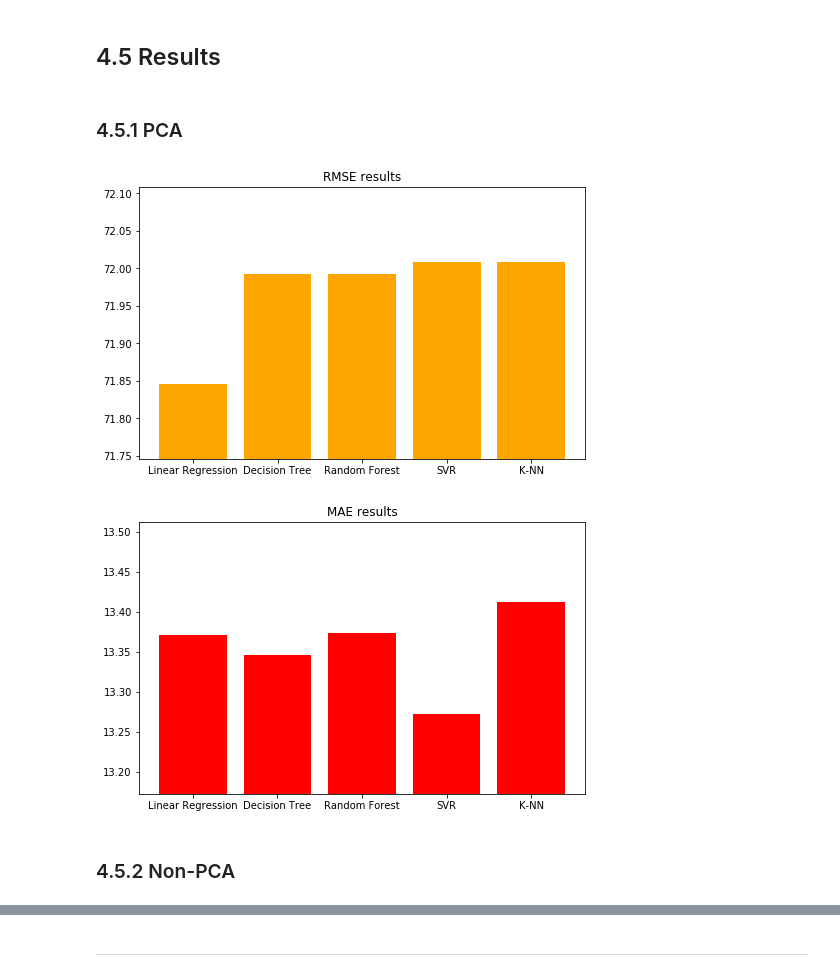
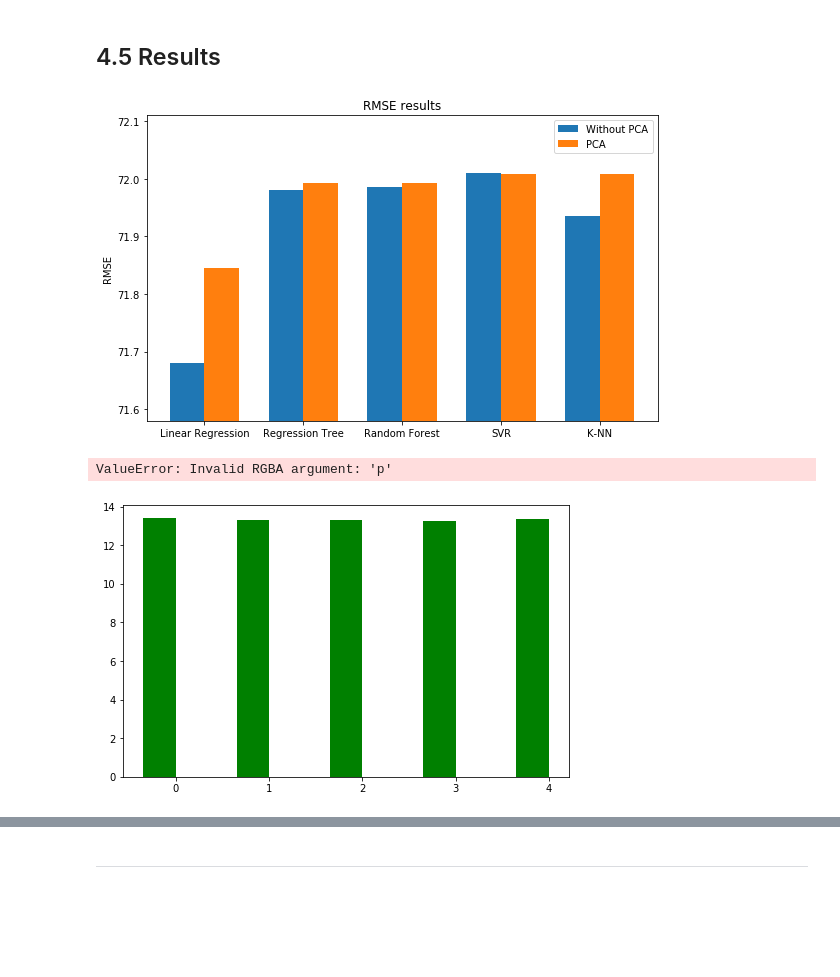
Before and after one commit to andrea7imo/DataSpacesThesis, a Jupyter notebook: DataSpacesThesis.ipynb, the cells around one changed output, grey strips where cells are left out. Saved outputs shown, nothing was run; the diff lists cells and outputs as text; code cells hidden in the pictures; blank space fills up the shorter version.

Commit message:
refactor bar chart

```diff
--- a/DataSpacesThesis.ipynb
+++ b/DataSpacesThesis.ipynb
@@ -884,22 +884,3 @@ Train results:
         MAE: 12.527647173545663
 # %% [markdown]
 ## 4.5 Results <a class="anchor" id="4.5"></a>
-# %% [markdown]
-### 4.5.1 PCA <a class="anchor" id="4.5.1"></a>
-# %%
-def plotResult(RMSEs, MAEs):
-    x = np.arange(5)
-    fig, ax = plt.subplots(figsize=(8,5))
-    plt.title('RMSE results')
-    plt.bar(x, RMSEs, color='orange')
-    plt.xticks(x, ('Linear Regression', 'Decision Tree', 'Random Forest', 'SVR', 'K-NN'))
-    plt.ylim(min(RMSEs) - 0.1, max(RMSEs) + 0.1)
-    plt.show()
-
-    x = np.arange(5)
-    fig, ax = plt.subplots(figsize=(8,5))
-    plt.title('MAE results')
-    plt.bar(x, MAEs, color='red')
-    plt.xticks(x, ('Linear Regression', 'Decision Tree', 'Random Forest', 'SVR', 'K-NN'))
-    plt.ylim(min(MAEs) - 0.1, max(MAEs) + 0.1)
-    plt.show()
@@ -906,9 +929,10 @@ def plotResult(RMSEs, MAEs):
 # %%
-RMSEs = [lr_pca_RMSE, dt_pca_RMSE, rf_pca_RMSE, svr_pca_RMSE, knn_pca_RMSE]
-MAEs = [lr_pca_MAE, dt_pca_MAE, rf_pca_MAE, svr_pca_MAE, knn_pca_MAE]
-plotResult(RMSEs, MAEs)
+RMSEs = [lr_RMSE, dt_RMSE, rf_RMSE, svr_RMSE, knn_RMSE]
+RMSEs_pca = [lr_pca_RMSE, dt_pca_RMSE, rf_pca_RMSE, svr_pca_RMSE, knn_pca_RMSE]
+MAEs = [lr_MAE, dt_MAE, rf_MAE, svr_MAE, knn_MAE]
+MAEs_pca = [lr_pca_MAE, dt_pca_MAE, rf_pca_MAE, svr_pca_MAE, knn_pca_MAE]
+plotResult(RMSEs, RMSEs_pca, MAEs, MAEs_pca)
 # %% [output]
-[figure, old version]
+[figure, new version]
+ValueError: Invalid RGBA argument: 'p'
-[figure, old version]
+[figure, new version]
-# %% [markdown]
-### 4.5.2 Non-PCA <a class="anchor" id="4.5.2"></a>
```
Also changed, not shown: parts of 10 cells of this notebook.
